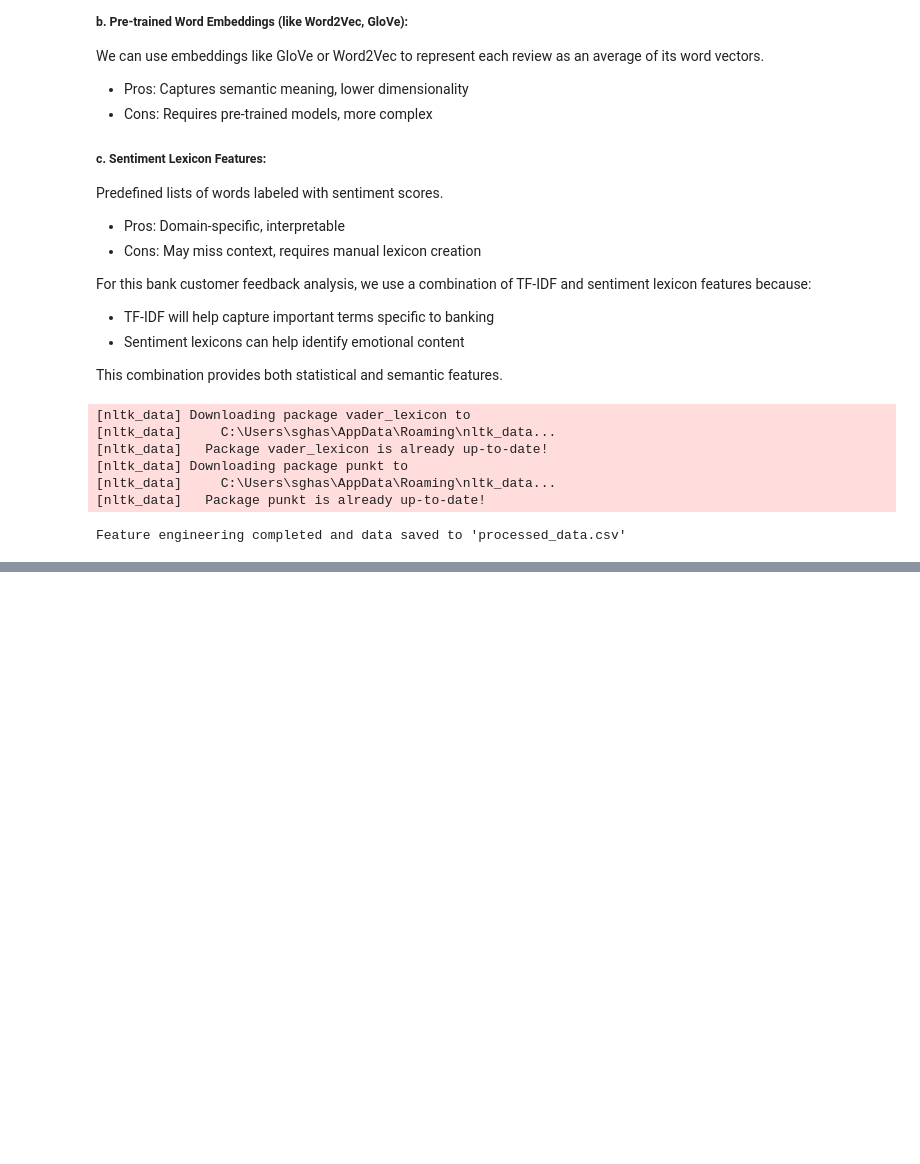
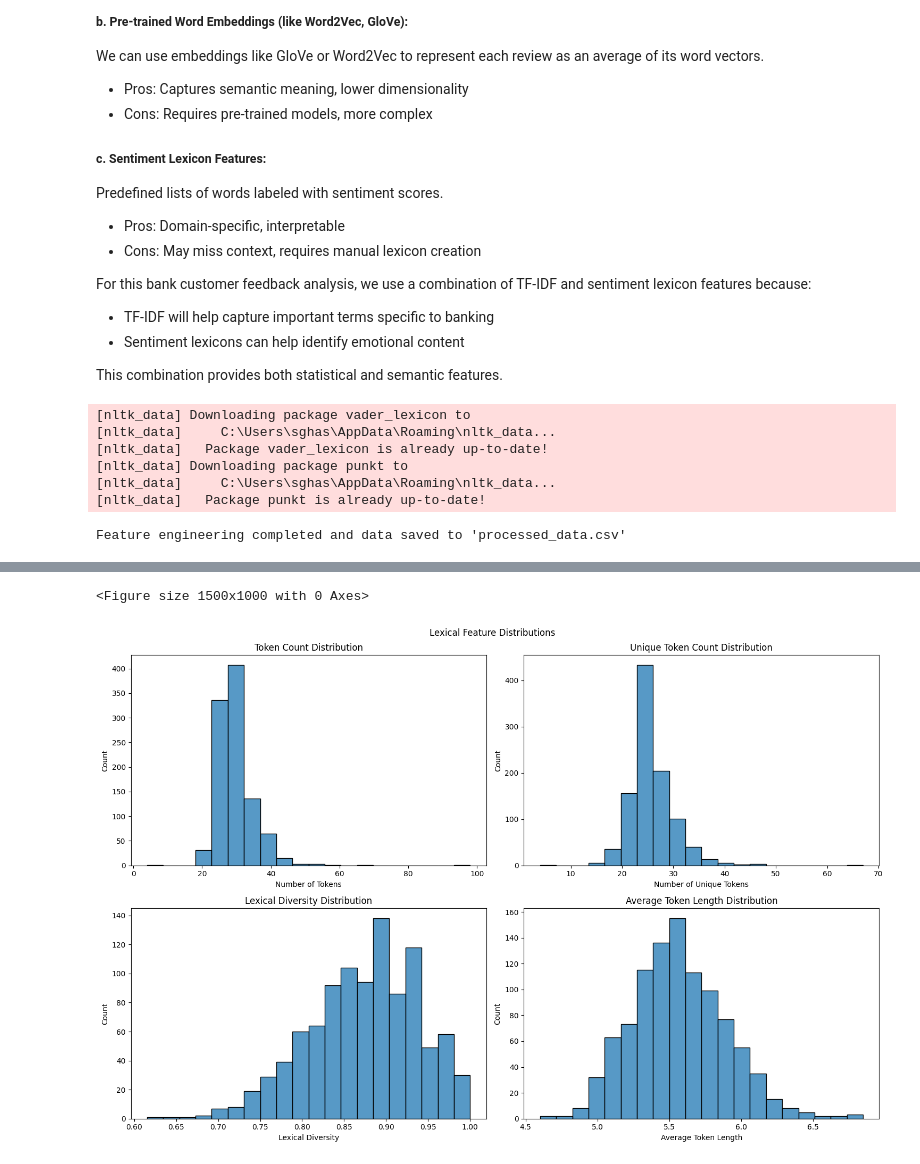
Before and after one commit to ghsaberr/sentiment-analysis-customer-feedback, a Jupyter notebook: sentiment-analysis-customer-feedback.ipynb, the cells around one changed output, grey strips where cells are left out. Drawn from its saved outputs; the diff is of its cells as text; code cells hidden in the pictures; blank space fills up the shorter version.

```diff
--- a/sentiment-analysis-customer-feedback.ipynb
+++ b/sentiment-analysis-customer-feedback.ipynb
@@ -439,0 +507,35 @@ We've implemented a comprehensive feature engineering solution that combines TF-
+# %%
+# 2. Lexical Analysis
+plt.figure(figsize=(15, 10))
+fig, axes = plt.subplots(2, 2, figsize=(15, 10))
+fig.suptitle('Lexical Feature Distributions')
+
+# Token Count Distribution
+sns.histplot(data=df_with_features, x='token_count', bins=20, ax=axes[0,0])
+axes[0,0].set_title('Token Count Distribution')
+axes[0,0].set_xlabel('Number of Tokens')
+axes[0,0].set_ylabel('Count')
+
+# Unique Token Count Distribution
+sns.histplot(data=df_with_features, x='unique_token_count', bins=20, ax=axes[0,1])
+axes[0,1].set_title('Unique Token Count Distribution')
+axes[0,1].set_xlabel('Number of Unique Tokens')
+axes[0,1].set_ylabel('Count')
+
+# Lexical Diversity Distribution
+sns.histplot(data=df_with_features, x='lexical_diversity', bins=20, ax=axes[1,0])
+axes[1,0].set_title('Lexical Diversity Distribution')
+axes[1,0].set_xlabel('Lexical Diversity')
+axes[1,0].set_ylabel('Count')
+
+# Average Token Length Distribution
+sns.histplot(data=df_with_features, x='avg_token_length', bins=20, ax=axes[1,1])
+axes[1,1].set_title('Average Token Length Distribution')
+axes[1,1].set_xlabel('Average Token Length')
+axes[1,1].set_ylabel('Count')
+
+plt.tight_layout()
+plt.show()
+# %% [output]
+<Figure size 1500x1000 with 0 Axes>
+[figure, added]
```
Also changed, not shown: parts of 6 cells of this notebook.
